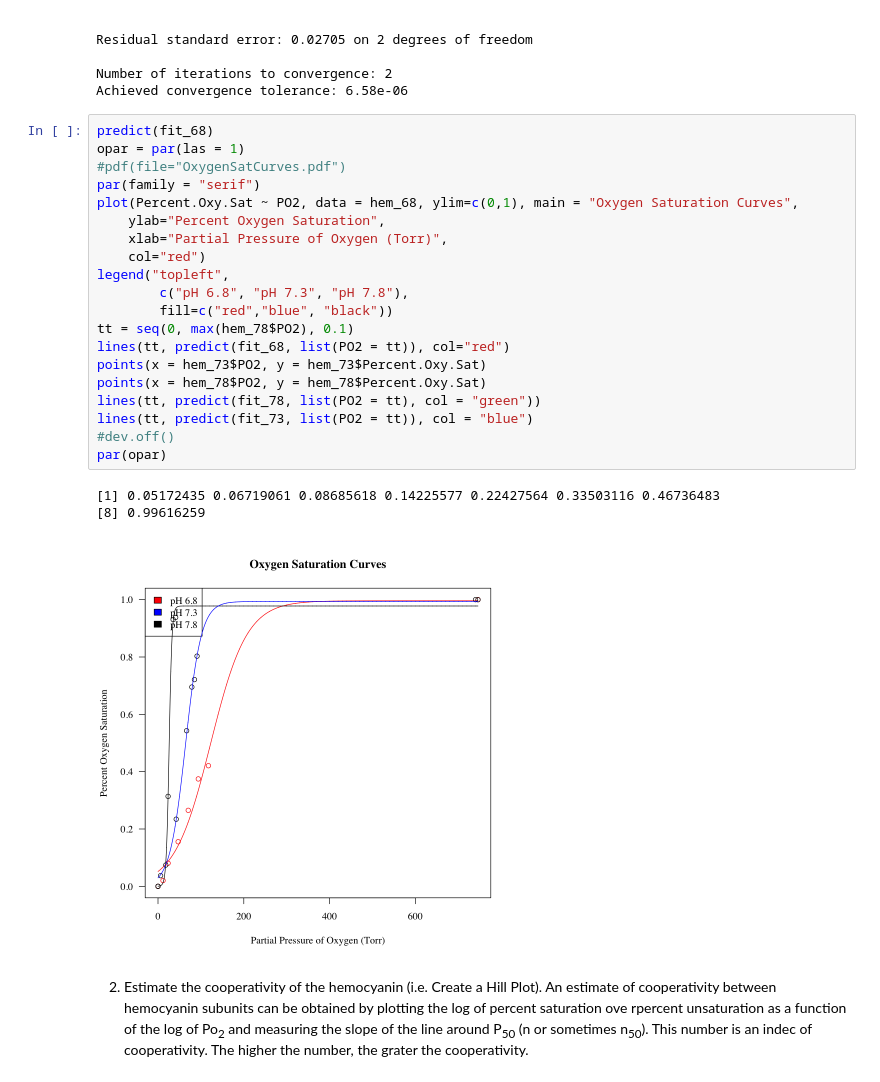
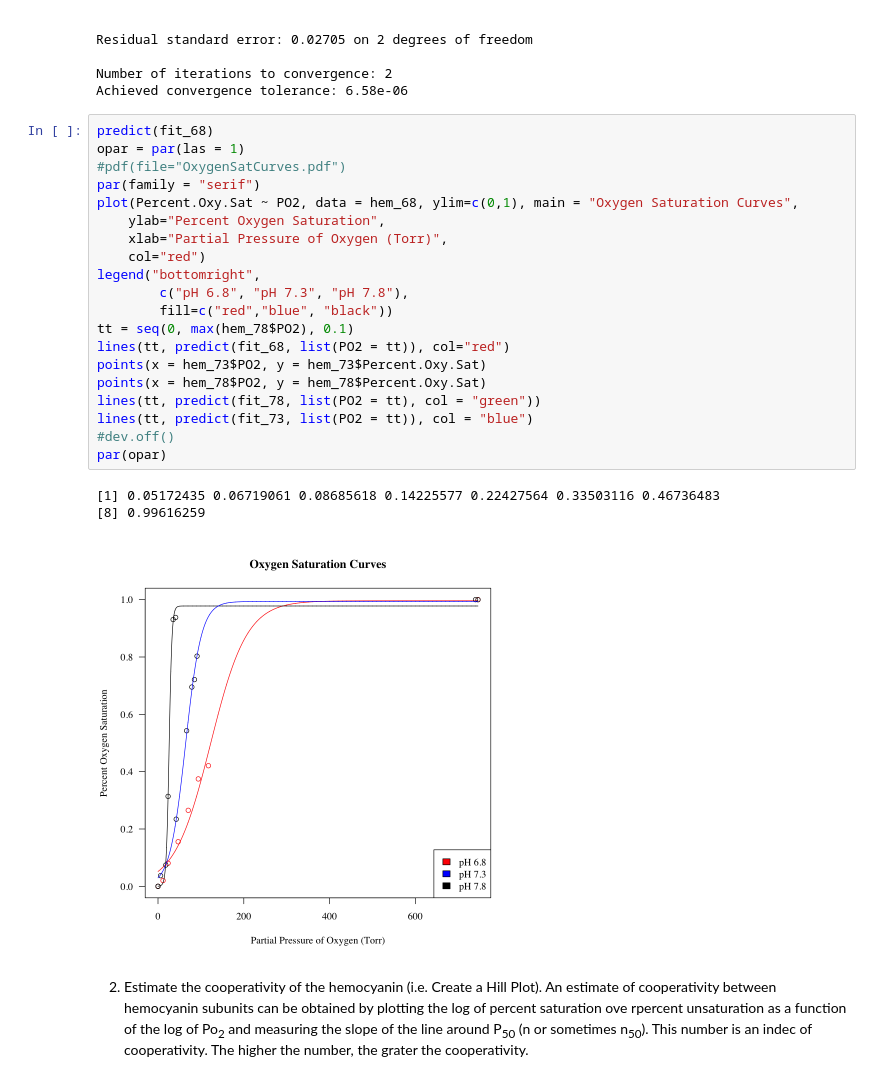
Before and after one commit to andrew2165/biometry_notebooks, a Jupyter notebook: OxygenEqOfHemocyanin.ipynb, the cells around one changed output. Cells and saved outputs as stored; diff of their text form.

```diff
--- a/OxygenEqOfHemocyanin.ipynb
+++ b/OxygenEqOfHemocyanin.ipynb
@@ -145,27 +145,27 @@ Achieved convergence tolerance: 6.58e-06
 # %%
 predict(fit_68)
 opar = par(las = 1)
 #pdf(file="OxygenSatCurves.pdf")
 par(family = "serif")
 plot(Percent.Oxy.Sat ~ PO2, data = hem_68, ylim=c(0,1), main = "Oxygen Saturation Curves",
     ylab="Percent Oxygen Saturation",
     xlab="Partial Pressure of Oxygen (Torr)",
     col="red")
-legend("topleft",
+legend("bottomright",
         c("pH 6.8", "pH 7.3", "pH 7.8"),
         fill=c("red","blue", "black"))
 tt = seq(0, max(hem_78$PO2), 0.1)
 lines(tt, predict(fit_68, list(PO2 = tt)), col="red")
 points(x = hem_73$PO2, y = hem_73$Percent.Oxy.Sat)
 points(x = hem_78$PO2, y = hem_78$Percent.Oxy.Sat)
 lines(tt, predict(fit_78, list(PO2 = tt), col = "green"))
 lines(tt, predict(fit_73, list(PO2 = tt)), col = "blue")
 #dev.off()
 par(opar)
 # %% [output]
 [1] 0.05172435 0.06719061 0.08685618 0.14225577 0.22427564 0.33503116 0.46736483
 [8] 0.99616259
-[figure, old version]
+[figure, new version]
 # %% [markdown]
 2. Estimate the cooperativity of the hemocyanin (i.e. Create a Hill Plot). An estimate of cooperativity between hemocyanin subunits can be obtained by plotting the log of percent saturation ove rpercent unsaturation as a function of the log of Po<sub>2</sub> and measuring the slope of the line around P<sub>50</sub> (n or sometimes n<sub>50</sub>). This number is an indec of cooperativity. The higher the number, the grater the cooperativity.
 # %%
```
